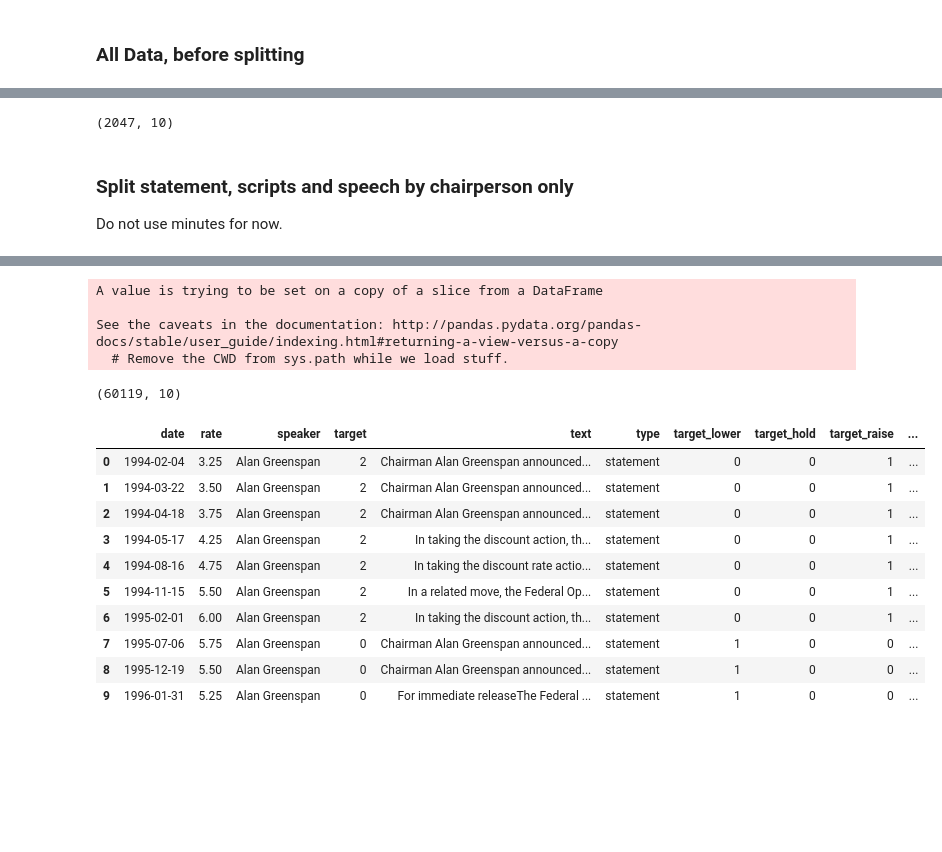
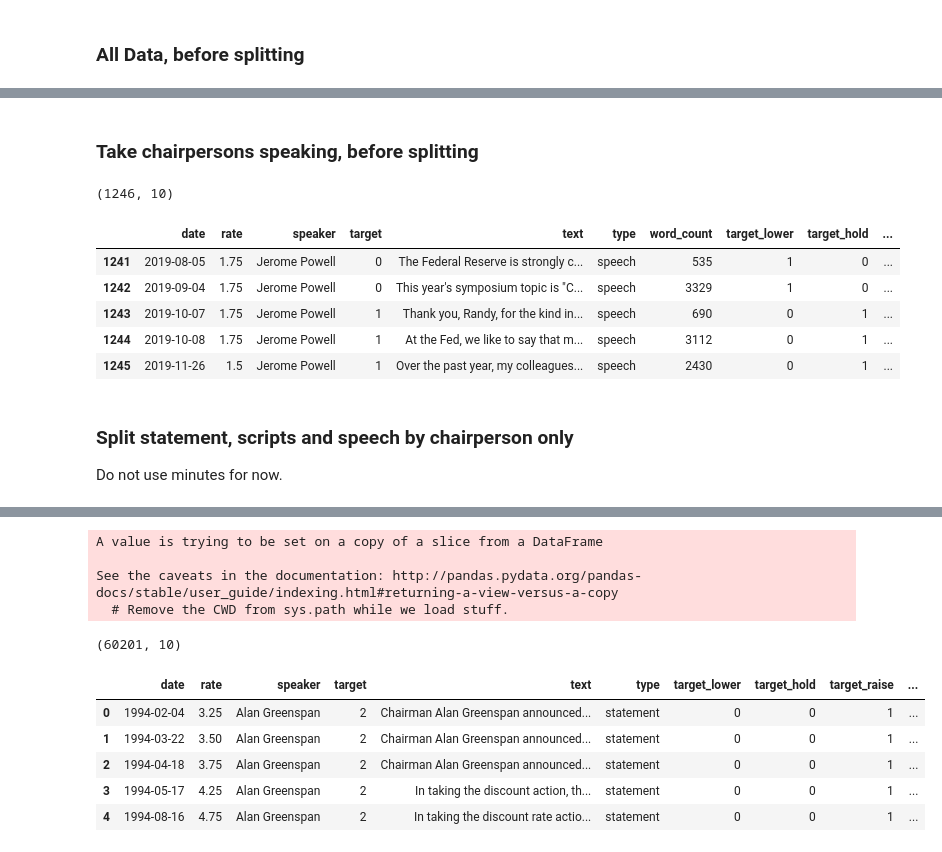
Before and after one commit to yukit-k/centralbank_analysis, a Jupyter notebook: src/FOMC_Analysis_Preprocess.ipynb, the cells around one changed output, grey strips where cells are left out. Saved outputs shown, nothing was run; the diff lists cells and outputs as text; code cells hidden in the pictures; blank space fills up the shorter version.

```diff
--- a/src/FOMC_Analysis_Preprocess.ipynb
+++ b/src/FOMC_Analysis_Preprocess.ipynb
@@ -815,7 +815,7 @@ script_greenspan
 tmp_date = ''
 tmp_speaker = ''
 tmp_data = []
-tmp_df = script_gbyp_df
+script_gbyp_combined_df = script_gbyp_df
 
 print(tmp_df.shape)
 
@@ -829,8 +829,8 @@ for i, row in tqdm(tmp_df.iterrows()):
         tmp_speaker = row.speaker
         tmp_data.append(row)
 
-tmp_df = pd.DataFrame(tmp_data)
+script_gbyp_combined_df = pd.DataFrame(tmp_data)
 
-print(tmp_df.shape)
-tmp_df.head()
+print(script_gbyp_combined_df.shape)
+script_gbyp_combined_df.head()
 # %% [output]
@@ -846,7 +846,7 @@ tmp_df.head()
 # %% [markdown]
 ### Split contents to max 200 words
 # %%
-script_split_df = get_split_df(tmp_df)
+script_split_df = get_split_df(script_gbyp_combined_df)
 script_split_df.tail()
 # %% [output]
 |  | speaker | text | target | rate | date | type |
@@ -1033,13 +1033,30 @@ df.head(10)
 | 7 | 1995-07-06 | 5.75 | Alan Greenspan | 0 | Chairman Alan Greenspan announced... | statement | 81 | 1 | 0 | ... |
 | 8 | 1995-12-19 | 5.5 | Alan Greenspan | 0 | Chairman Alan Greenspan announced... | statement | 67 | 1 | 0 | ... |
 | 9 | 1996-01-31 | 5.25 | Alan Greenspan | 0 | For immediate releaseThe Federal ... | statement | 391 | 1 | 0 | ... |
-# %%
-print(df.shape)
-# %% [output]
-(2047, 10)
 # %%
 with open("../data/FOMC/train_all_df.pickle", "wb") as file:
     pickle.dump(df, file)
 
 # In case pickle is not available
 df.to_csv('../data/FOMC/train_all_df.csv', index=True)
+# %% [markdown]
+### Take chairpersons speaking, before splitting
+# %%
+speaker_frames = [statement_df, minutes_df, script_gbyp_combined_df, speech_gbyp_df]
+
+speaker_df = pd.concat(speaker_frames, sort=True)
+one_hot_encode(speaker_df)
+speaker_df.reset_index(inplace=True, drop=True)
+speaker_df.drop(columns=['text_sections', 'org_contents'], inplace=True)
+speaker_df.rename(columns={'contents': 'text'}, inplace=True)
+
+print(speaker_df.shape)
+speaker_df.tail()
+# %% [output]
+(1246, 10)
+|  | date | rate | speaker | target | text | type | word_count | target_lower | target_hold | ... |
+| 1241 | 2019-08-05 | 1.75 | Jerome Powell | 0 | The Federal Reserve is strongly c... | speech | 535 | 1 | 0 | ... |
+| 1242 | 2019-09-04 | 1.75 | Jerome Powell | 0 | This year's symposium topic is "C... | speech | 3329 | 1 | 0 | ... |
+| 1243 | 2019-10-07 | 1.75 | Jerome Powell | 1 | Thank you, Randy, for the kind in... | speech | 690 | 0 | 1 | ... |
+| 1244 | 2019-10-08 | 1.75 | Jerome Powell | 1 | At the Fed, we like to say that m... | speech | 3112 | 0 | 1 | ... |
+| 1245 | 2019-11-26 | 1.5 | Jerome Powell | 1 | Over the past year, my colleagues... | speech | 2430 | 0 | 1 | ... |
@@ -1056,5 +1079,5 @@ add_word_count(split_df)
 #split_df.rename(columns={'contents': 'text'}, inplace=True)
 
 print(split_df.shape)
-split_df.head(10)
+split_df.head()
 # %% [output]
@@ -1062,16 +1084,11 @@ split_df.head(10)
 A value is trying to be set on a copy of a slice from a DataFrame
 
 See the caveats in the documentation: http://pandas.pydata.org/pandas-docs/stable/user_guide/indexing.html#returning-a-view-versus-a-copy
   # Remove the CWD from sys.path while we load stuff.
-(60119, 10)
+(60201, 10)
 |  | date | rate | speaker | target | text | type | target_lower | target_hold | target_raise | ... |
 | 0 | 1994-02-04 | 3.25 | Alan Greenspan | 2 | Chairman Alan Greenspan announced... | statement | 0 | 0 | 1 | ... |
 | 1 | 1994-03-22 | 3.50 | Alan Greenspan | 2 | Chairman Alan Greenspan announced... | statement | 0 | 0 | 1 | ... |
 | 2 | 1994-04-18 | 3.75 | Alan Greenspan | 2 | Chairman Alan Greenspan announced... | statement | 0 | 0 | 1 | ... |
 | 3 | 1994-05-17 | 4.25 | Alan Greenspan | 2 | In taking the discount action, th... | statement | 0 | 0 | 1 | ... |
 | 4 | 1994-08-16 | 4.75 | Alan Greenspan | 2 | In taking the discount rate actio... | statement | 0 | 0 | 1 | ... |
-| 5 | 1994-11-15 | 5.50 | Alan Greenspan | 2 | In a related move, the Federal Op... | statement | 0 | 0 | 1 | ... |
-| 6 | 1995-02-01 | 6.00 | Alan Greenspan | 2 | In taking the discount action, th... | statement | 0 | 0 | 1 | ... |
-| 7 | 1995-07-06 | 5.75 | Alan Greenspan | 0 | Chairman Alan Greenspan announced... | statement | 1 | 0 | 0 | ... |
-| 8 | 1995-12-19 | 5.50 | Alan Greenspan | 0 | Chairman Alan Greenspan announced... | statement | 1 | 0 | 0 | ... |
-| 9 | 1996-01-31 | 5.25 | Alan Greenspan | 0 | For immediate releaseThe Federal ... | statement | 1 | 0 | 0 | ... |
```
Also changed, not shown: parts of 23 cells of this notebook.
